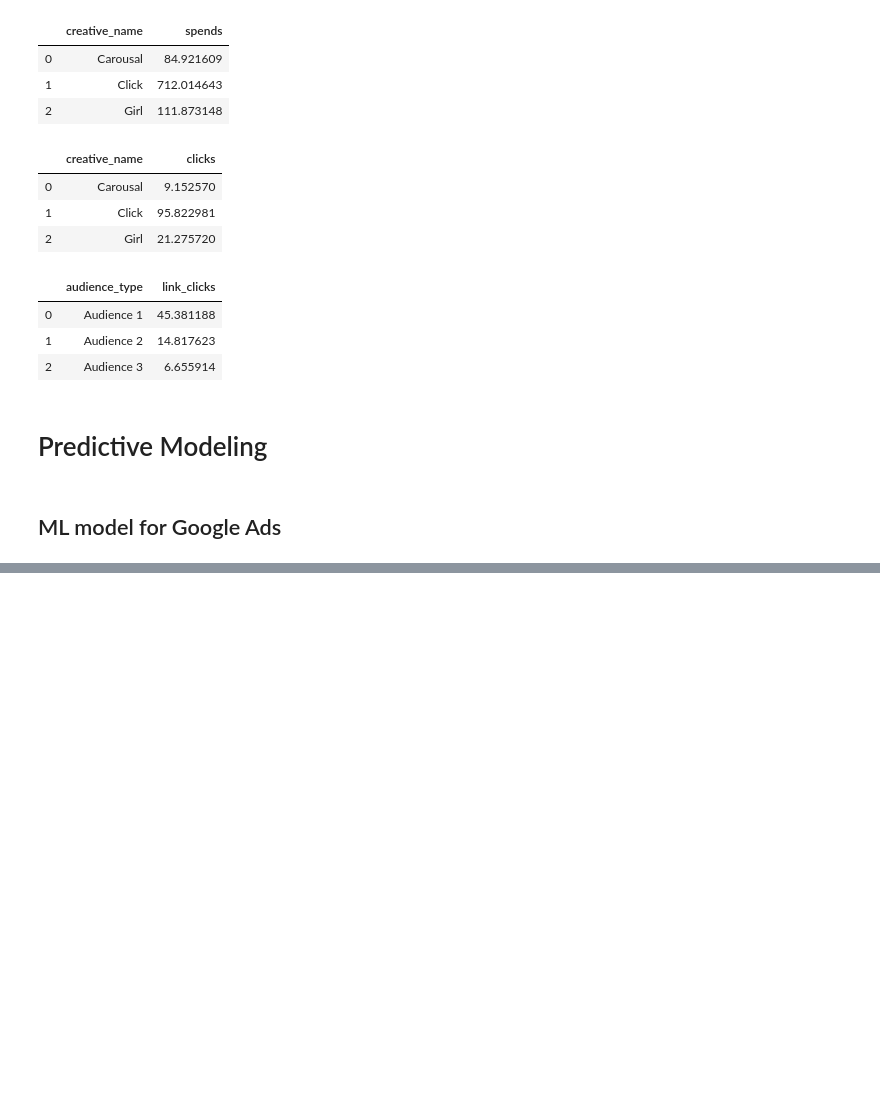
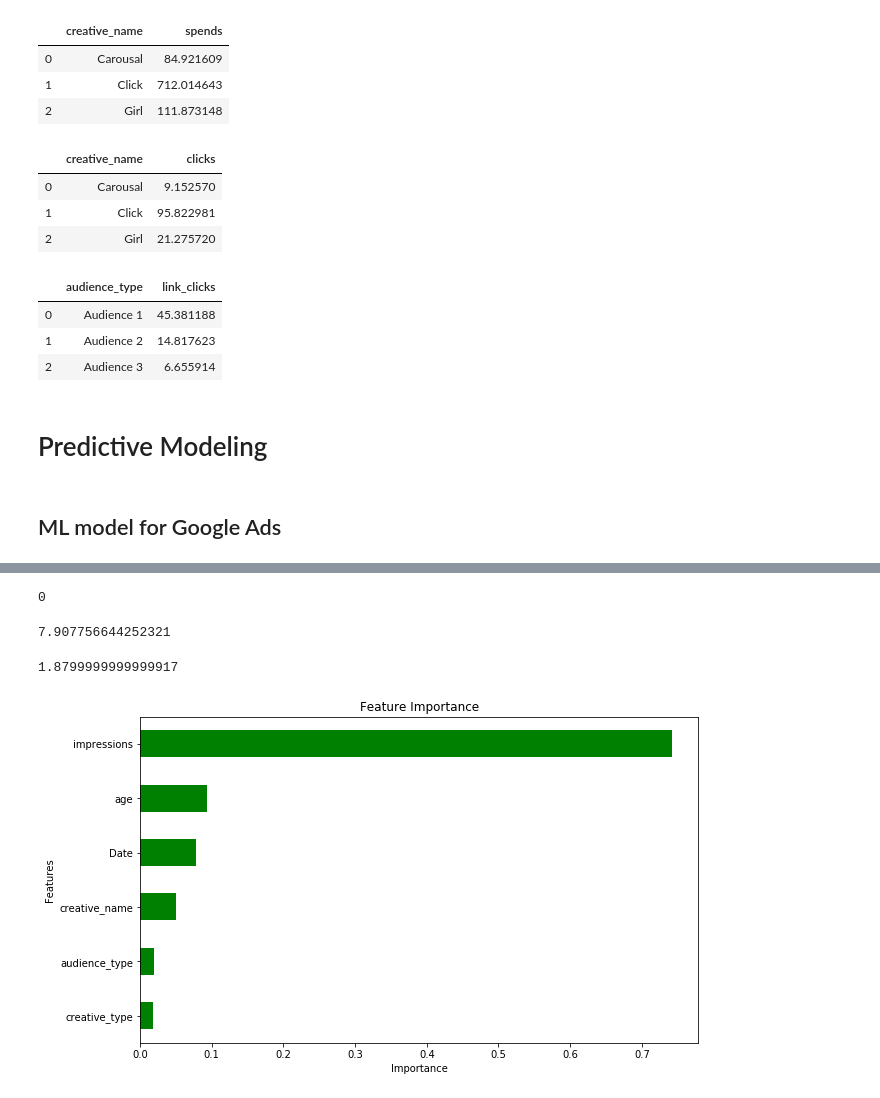
Before and after one commit to rohit-kulkarni247/merkle-sokrati-task, a Jupyter notebook: analysis1.ipynb, the cells around one changed output, grey strips where cells are left out. Cells and saved outputs as stored; diff of their text form; code cells hidden in the pictures; blank space fills up the shorter version.

Commit message:
Built a model for Facebook Ads

```diff
--- a/analysis1.ipynb
+++ b/analysis1.ipynb
@@ -507,0 +508,5 @@ median_absolute_error(y_pred,y_test)
+# %%
+# checking the count of the link_clicked column when clicks is 0
+facebook_df[facebook_df['clicks'] == 0]['link_clicks'].count()
+# %% [output]
+0
@@ -507,0 +529,35 @@ median_absolute_error(y_pred,y_test)
+# %%
+# selecting features and target
+X = facebook_df.drop(columns=['clicks'])
+Y = facebook_df['clicks']
+# %%
+# spliting into train set and test set
+X_train, X_test, y_train, y_test = train_test_split(X, Y, test_size=0.4, random_state=42)
+# %%
+# initializing the model
+fa = RandomForestRegressor(n_estimators=75, max_depth=20, random_state=1, max_features=0.5)
+# %%
+# fitting the data on train set and predicting on test set
+fa.fit(X_train , y_train)
+
+# predicting the output
+y_pred = fa.predict(X_test)
+# %%
+# calculating the error
+mean_absolute_error(y_pred,y_test)
+# %% [output]
+7.907756644252321
+# %%
+median_absolute_error(y_pred,y_test)
+# %% [output]
+1.8799999999999917
+# %%
+importances_rf = pd.Series(fa.feature_importances_, index = X.columns)
+sorted_importances_rf = importances_rf.sort_values().tail(6)
+sorted_importances_rf.plot(kind='barh', color='green', figsize=(10,6));
+plt.title('Feature Importance')
+plt.xlabel('Importance');
+plt.ylabel('Features');
+plt.show();
+# %% [output]
+[figure, added]
```
Also changed, not shown: parts of 14 cells of this notebook.
